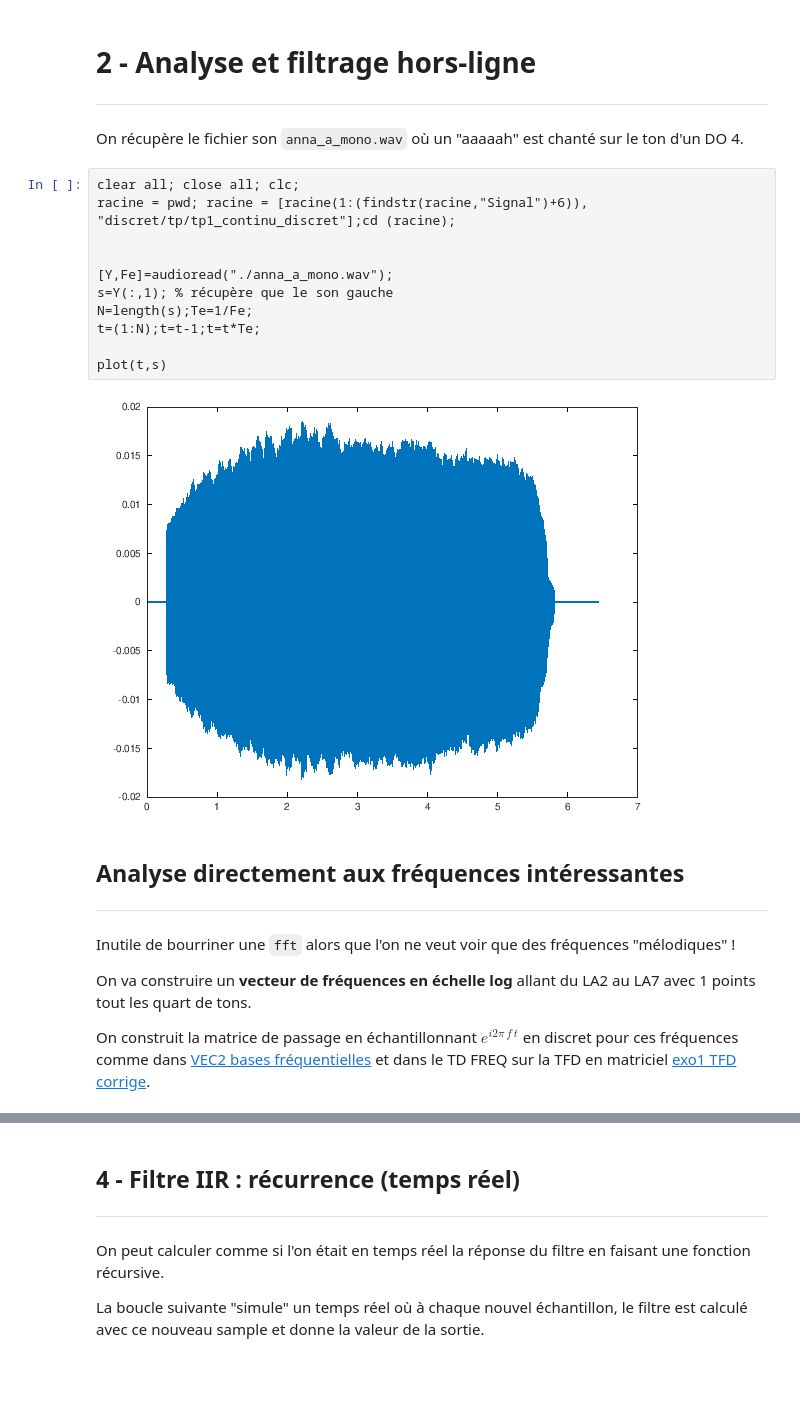
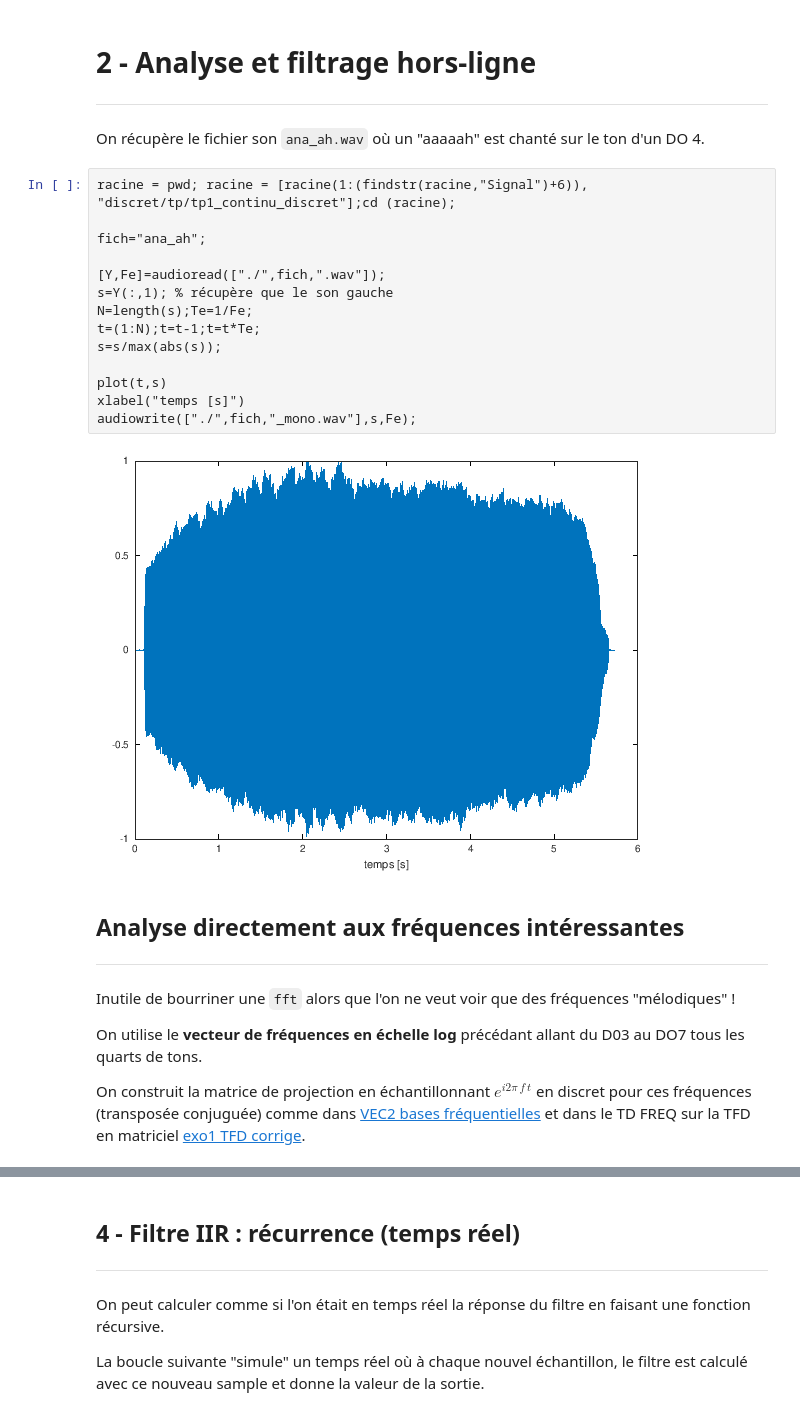
Before and after one commit to balaise31/Signal, a Jupyter notebook: discret/tp/tp1_continu_discret/tp2_overtone.ipynb, the cells around one changed output, grey strips where cells are left out. Drawn from its saved outputs; the diff is of its cells as text; blank space fills up the shorter version.

```diff
--- a/discret/tp/tp1_continu_discret/tp2_overtone.ipynb
+++ b/discret/tp/tp1_continu_discret/tp2_overtone.ipynb
@@ -63,27 +161,30 @@ Ainsi un instrument étant accordé pour jouer une gamme de DO avec la quinte ju
 # 2 - Analyse et filtrage hors-ligne
 ---
 
-On récupère le fichier son `anna_a_mono.wav` où un "aaaaah" est chanté sur le ton d'un DO 4.
+On récupère le fichier son `ana_ah.wav` où un "aaaaah" est chanté sur le ton d'un DO 4.
 # %%
-clear all; close all; clc;
 racine = pwd; racine = [racine(1:(findstr(racine,"Signal")+6)), "discret/tp/tp1_continu_discret"];cd (racine);
 
+fich="ana_ah";
 
-[Y,Fe]=audioread("./anna_a_mono.wav");
+[Y,Fe]=audioread(["./",fich,".wav"]);
 s=Y(:,1); % récupère que le son gauche
 N=length(s);Te=1/Fe;
 t=(1:N);t=t-1;t=t*Te;
+s=s/max(abs(s));
 
 plot(t,s)
+xlabel("temps [s]")
+audiowrite(["./",fich,"_mono.wav"],s,Fe);
 # %% [output]
-[figure, old version]
+[figure, new version]
 # %% [markdown]
 ## Analyse directement aux fréquences intéressantes
 ---
 
 Inutile de bourriner une `fft` alors que l'on ne veut voir que des fréquences "mélodiques" !
 
-On va construire un **vecteur de fréquences en échelle log** allant du LA2 au LA7 avec 1 points tout les quart de tons.
+On utilise le **vecteur de fréquences en échelle log** précédant allant du D03 au DO7 tous les quarts de tons.
 
-On construit la matrice de passage en échantillonnant $e^{i2\pi\,f\,t}$ en discret pour ces fréquences comme dans [VEC2 bases fréquentielles](../../cours/notebooks/VEC2_bases_frequentielles.ipynb#Base-fr%C3%A9quentielle-orthogonale-:-TFD) et dans le TD FREQ sur la TFD en matriciel [exo1 TFD corrige](../../td/FREQ_code/exo1_tfd_corr_octave.ipynb#TFD-Matricielle).
+On construit la matrice de projection en échantillonnant $e^{i2\pi\,f\,t}$ en discret pour ces fréquences (transposée conjuguée) comme dans [VEC2 bases fréquentielles](../../cours/notebooks/VEC2_bases_frequentielles.ipynb#Base-fr%C3%A9quentielle-orthogonale-:-TFD) et dans le TD FREQ sur la TFD en matriciel [exo1 TFD corrige](../../td/FREQ_code/exo1_tfd_corr_octave.ipynb#TFD-Matricielle).
 # %%
```
Also changed, not shown: parts of 23 cells of this notebook, 11 other files.
